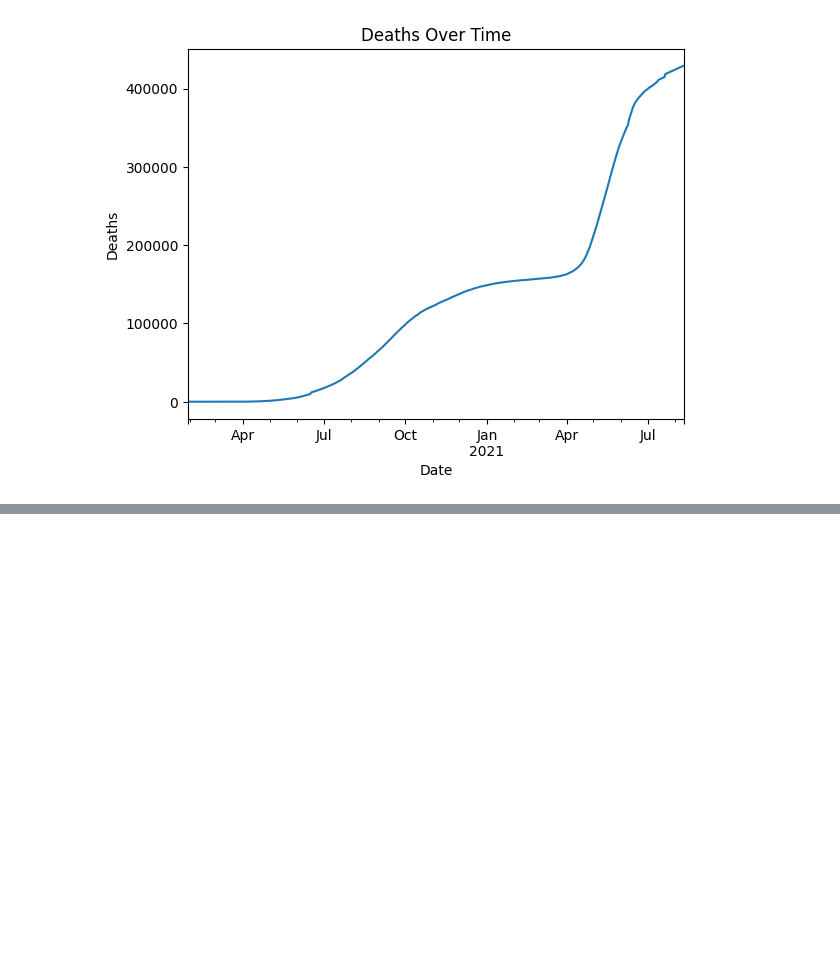
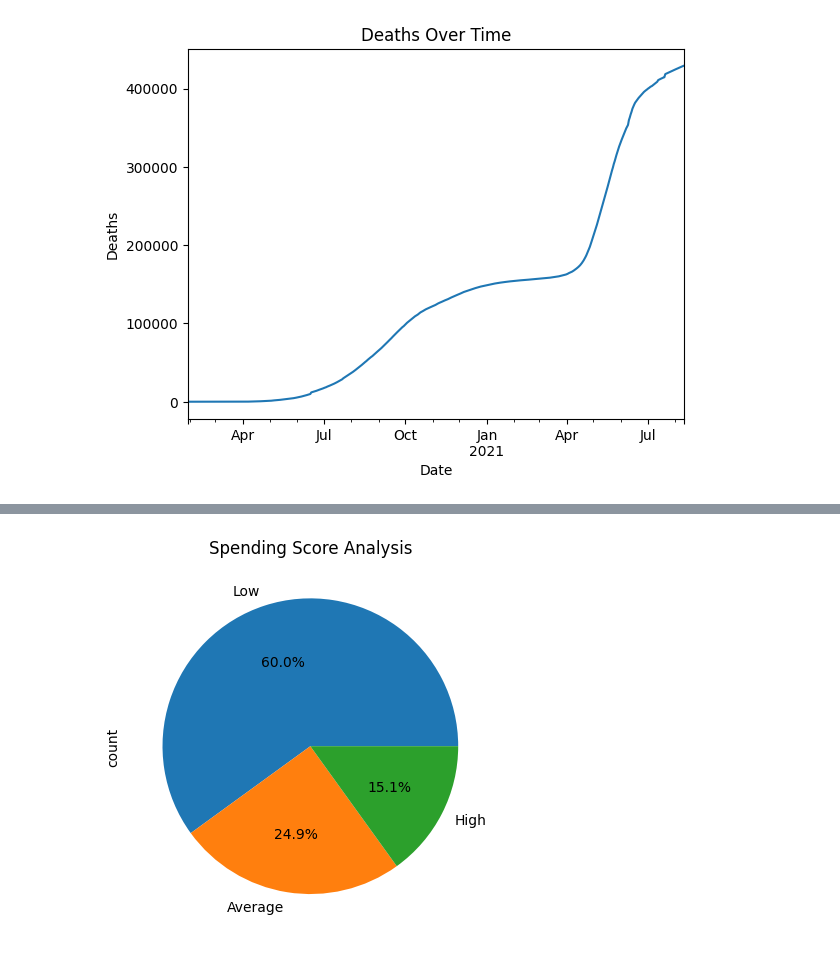
Before and after one commit to ShailPatel27/Innvonix-AI-Learning-Tasks, a Jupyter notebook: AI-ML/T1 Foundation/t2_dataManipulationAndVisualization/dataManipulationAndVisualization.ipynb, the cells around one changed output, grey strips where cells are left out. Cells and saved outputs as stored; diff of their text form; code cells hidden in the pictures; blank space fills up the shorter version.

```diff
--- a/AI-ML/T1 Foundation/t1_dataManipulationAndVisualization/dataManipulationAndVisualization.ipynb
+++ b/AI-ML/T1 Foundation/t2_dataManipulationAndVisualization/dataManipulationAndVisualization.ipynb
@@ -154,0 +222,10 @@ plt.show()
+# %%
+plt.title("Spending Score Analysis")
+df["Spending_Score"].value_counts().plot(
+    kind="pie",
+    autopct="%1.1f%%"
+)
+
+plt.show()
+# %% [output]
+[figure, added]
```
Also changed, not shown: parts of 8 cells of this notebook, 4 other files.
